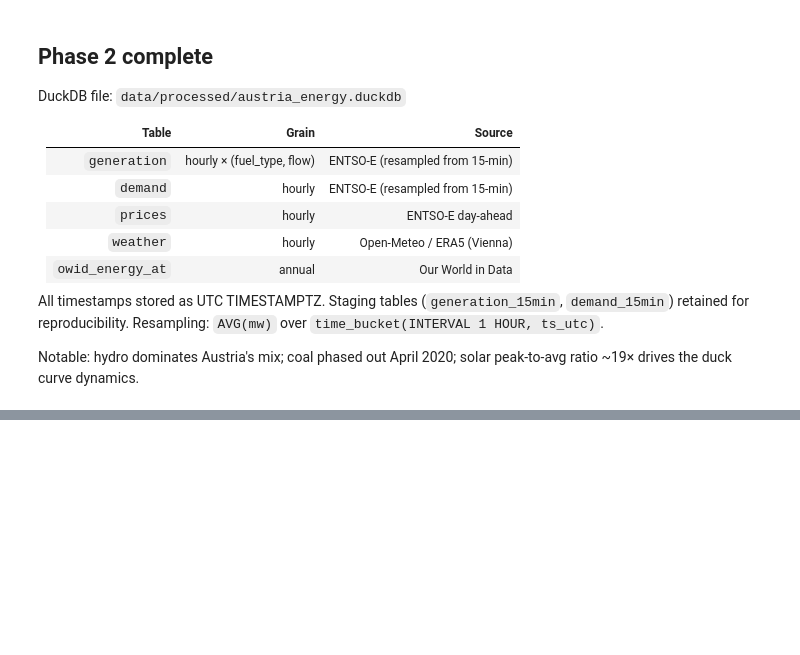
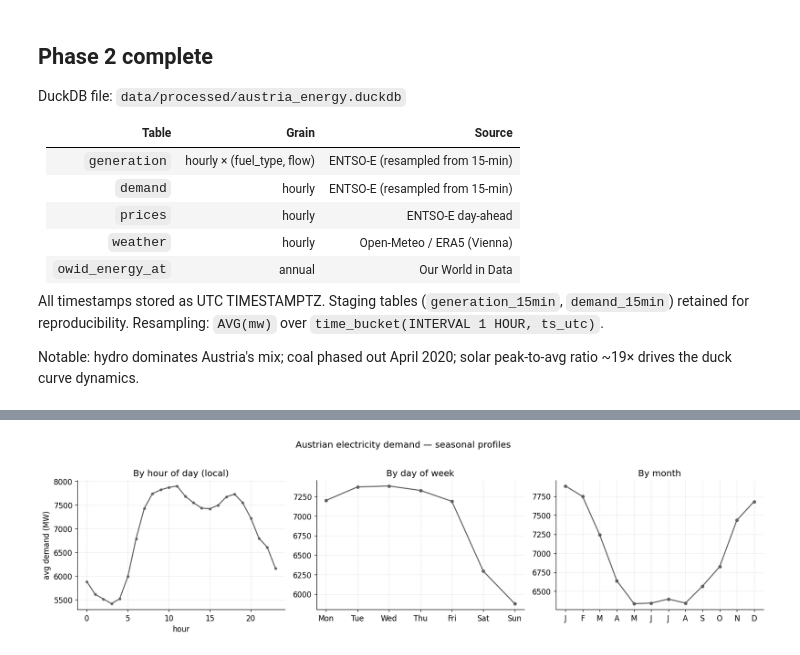
Before and after one commit to fatemeh-studio/austria-energy-analysis, a Jupyter notebook: notebooks/02_cleaning_eda.ipynb, the cells around one changed output, grey strips where cells are left out. Saved outputs shown, nothing was run; the diff lists cells and outputs as text; code cells hidden in the pictures; blank space fills up the shorter version.

```diff
--- a/notebooks/02_cleaning_eda.ipynb
+++ b/notebooks/02_cleaning_eda.ipynb
@@ -337,0 +675,38 @@ solar peak-to-avg ratio ~19× drives the duck curve dynamics.
+# %%
+# 02_cleaning_eda.ipynb — Cell K (Phase 3): demand seasonality at three grains
+# Same recipe each time: convert to Vienna local → EXTRACT a time part → average.
+# Local time is non-negotiable here: a diurnal profile on raw UTC is shifted 1–2h.
+
+set_house_style()
+
+def demand_profile(part: str):
+    # `part` is a trusted constant (hour/isodow/month) → f-string is safe.
+    return con.sql(f"""
+        SELECT EXTRACT({part} FROM ts_utc AT TIME ZONE 'Europe/Vienna') AS x,
+               AVG(demand_mw) AS avg_demand
+        FROM demand
+        GROUP BY x ORDER BY x
+    """).df()
+
+hour  = demand_profile("hour")
+week  = demand_profile("isodow")    # 1 = Mon … 7 = Sun
+month = demand_profile("month")
+
+fig, ax = plt.subplots(1, 3, figsize=(15, 4))
+
+ax[0].plot(hour["x"], hour["avg_demand"], color=PALETTE["demand"], marker="o", ms=3)
+ax[0].set(title="By hour of day (local)", xlabel="hour", ylabel="avg demand (MW)")
+
+ax[1].plot(week["x"], week["avg_demand"], color=PALETTE["demand"], marker="o", ms=4)
+ax[1].set(title="By day of week")
+ax[1].set_xticks(range(1, 8)); ax[1].set_xticklabels(["Mon","Tue","Wed","Thu","Fri","Sat","Sun"])
+
+ax[2].plot(month["x"], month["avg_demand"], color=PALETTE["demand"], marker="o", ms=4)
+ax[2].set(title="By month")
+ax[2].set_xticks(range(1, 13)); ax[2].set_xticklabels(list("JFMAMJJASOND"))
+
+fig.suptitle("Austrian electricity demand — seasonal profiles", y=1.02)
+plt.tight_layout()
+plt.show()
+# %% [output]
+[figure, added]
```
Also changed, not shown: parts of 20 cells of this notebook, 2 other files.
